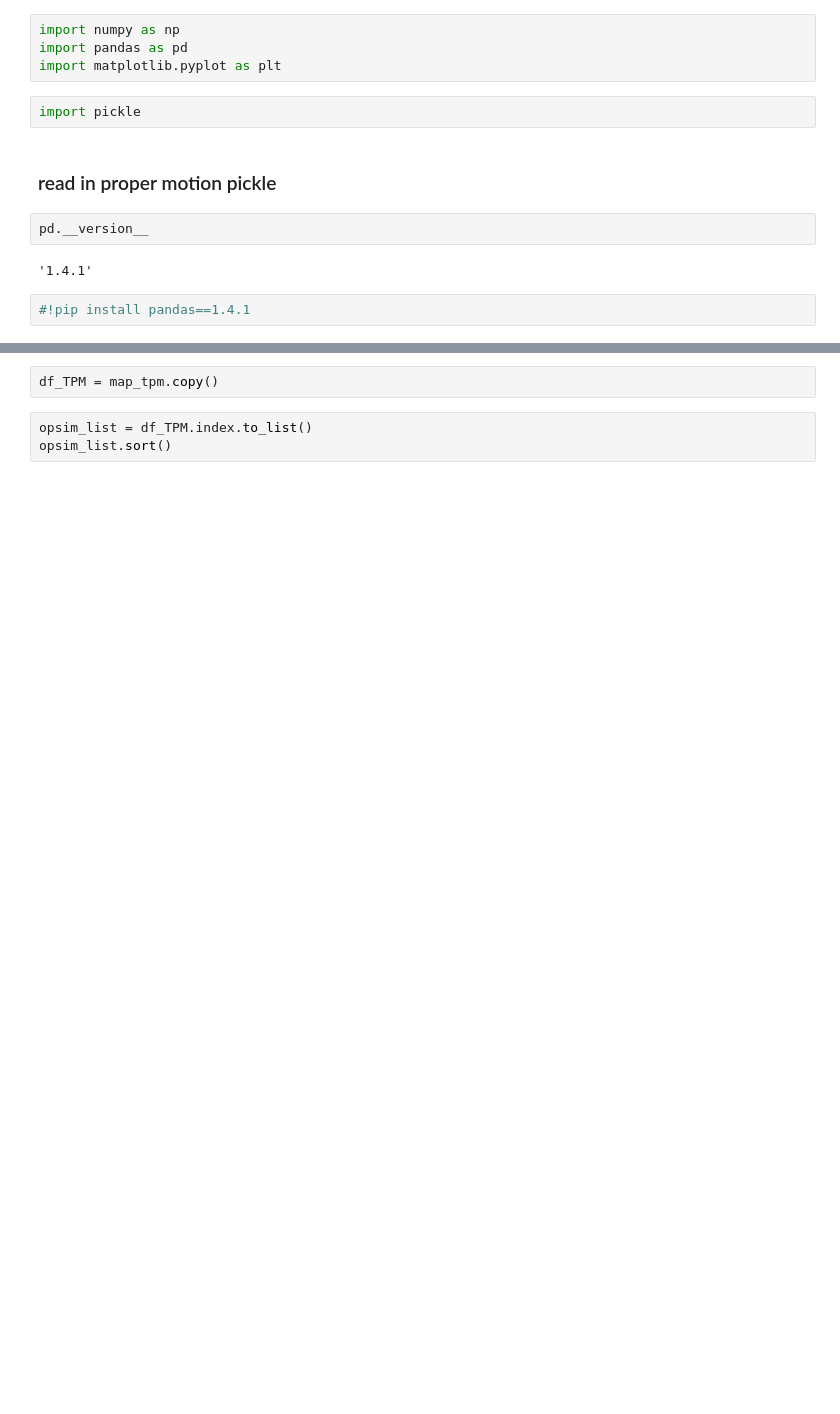
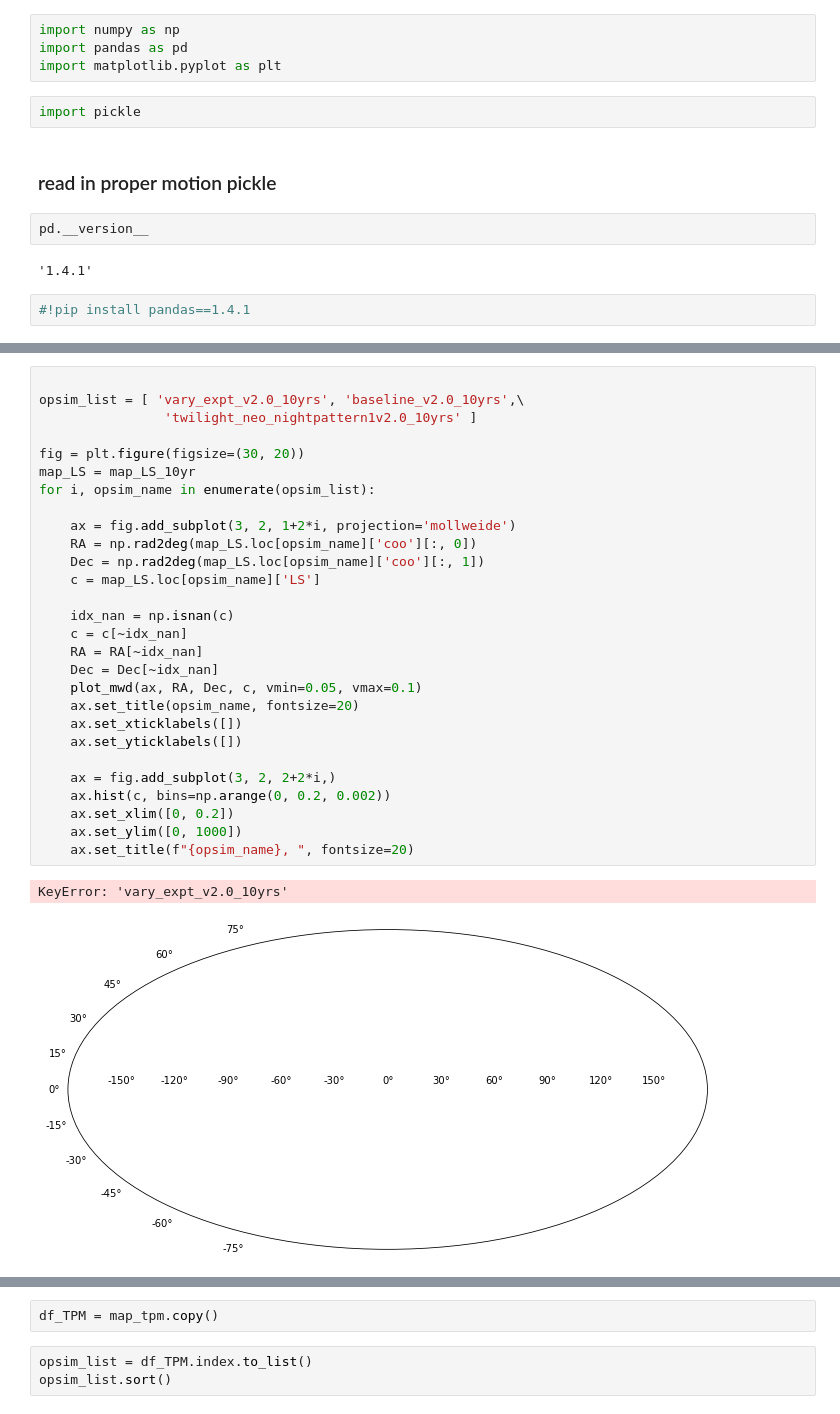
Before and after one commit to xiaolng/widgets, a Jupyter notebook: data_preparation.ipynb, the cells around one changed output, grey strips where cells are left out. Cells and saved outputs as stored; diff of their text form; blank space fills up the shorter version.

```diff
--- a/data_preparation.ipynb
+++ b/data_preparation.ipynb
@@ -38,0 +154,31 @@ map_tpm.head()
+# %%
+
+opsim_list = [ 'vary_expt_v2.0_10yrs', 'baseline_v2.0_10yrs',\
+                'twilight_neo_nightpattern1v2.0_10yrs' ]
+
+fig = plt.figure(figsize=(30, 20))
+map_LS = map_LS_10yr
+for i, opsim_name in enumerate(opsim_list):
+
+    ax = fig.add_subplot(3, 2, 1+2*i, projection='mollweide')
+    RA = np.rad2deg(map_LS.loc[opsim_name]['coo'][:, 0])
+    Dec = np.rad2deg(map_LS.loc[opsim_name]['coo'][:, 1])
+    c = map_LS.loc[opsim_name]['LS']
+
+    idx_nan = np.isnan(c)
+    c = c[~idx_nan]
+    RA = RA[~idx_nan]
+    Dec = Dec[~idx_nan]
+    plot_mwd(ax, RA, Dec, c, vmin=0.05, vmax=0.1)
+    ax.set_title(opsim_name, fontsize=20)
+    ax.set_xticklabels([])
+    ax.set_yticklabels([])
+
+    ax = fig.add_subplot(3, 2, 2+2*i,)
+    ax.hist(c, bins=np.arange(0, 0.2, 0.002))
+    ax.set_xlim([0, 0.2])
+    ax.set_ylim([0, 1000])
+    ax.set_title(f"{opsim_name}, ", fontsize=20)
+# %% [output]
+KeyError: 'vary_expt_v2.0_10yrs'
+[figure, added]
```
Also changed, not shown: parts of 33 cells of this notebook, 5 other files.
